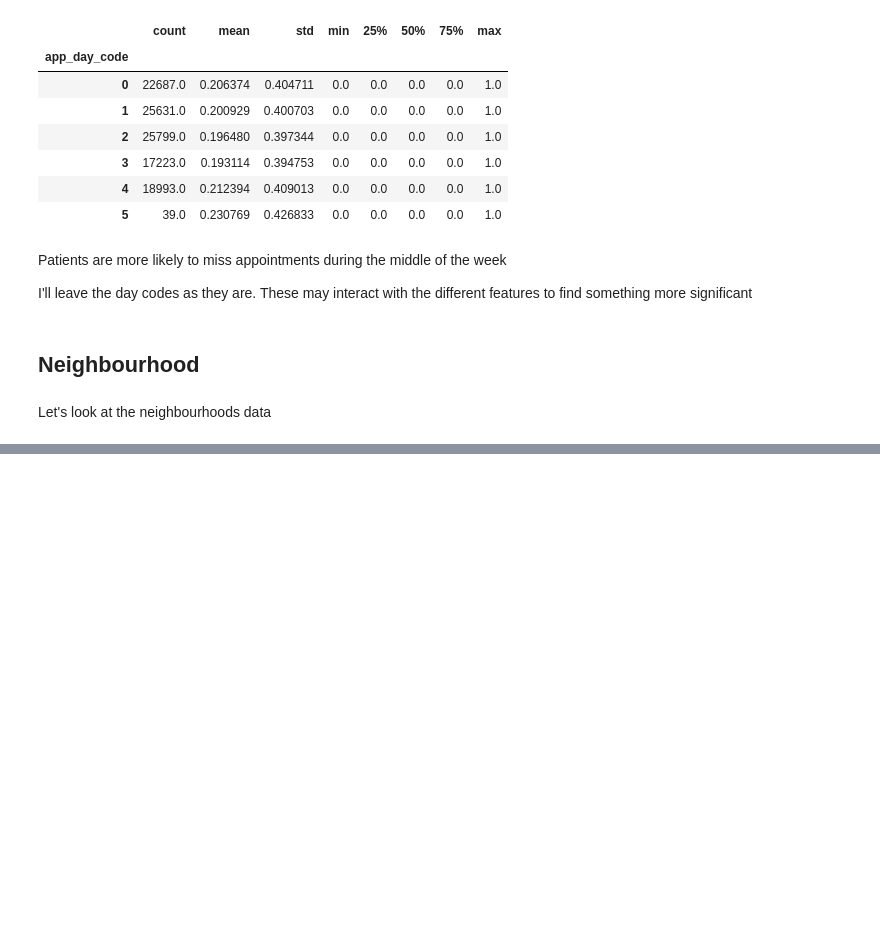
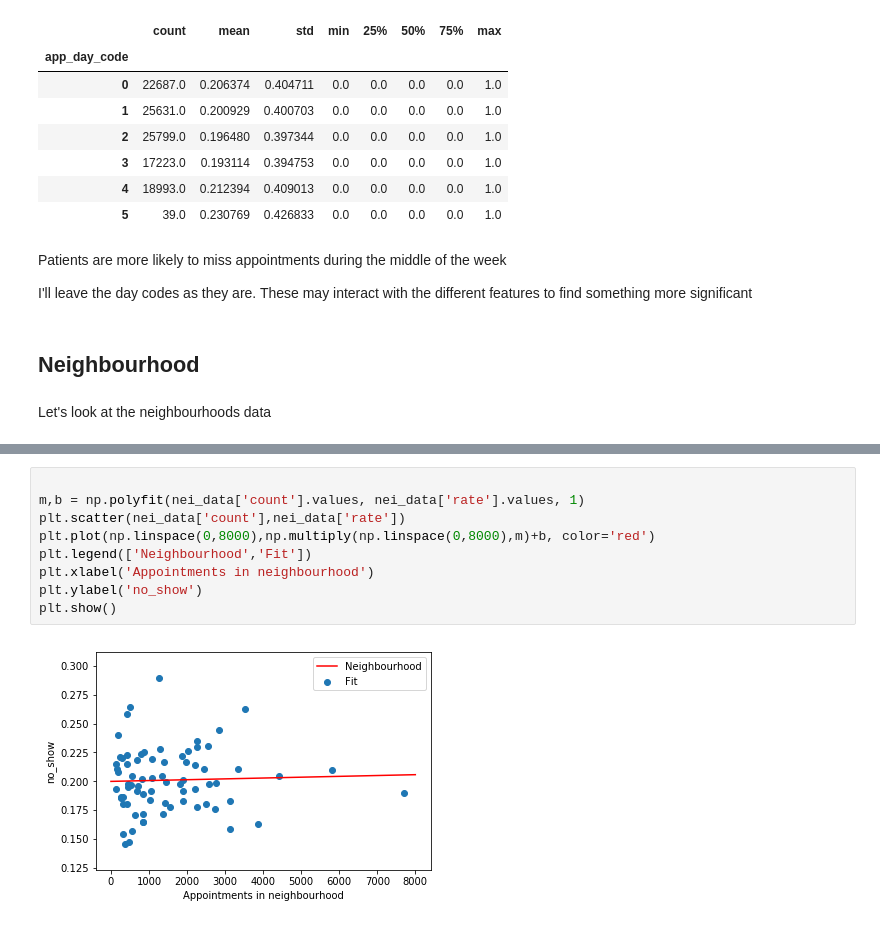
Before and after one commit to idotsuk/patients_no_show, a Jupyter notebook: patient_no_show.ipynb, the cells around one changed output, grey strips where cells are left out. Cells and saved outputs as stored; diff of their text form; blank space fills up the shorter version.

```diff
--- a/patient_no_show.ipynb
+++ b/patient_no_show.ipynb
@@ -407,0 +422,11 @@ Most of the neighborhoods hold 0-0.05% of patients.
+# %%
+
+m,b = np.polyfit(nei_data['count'].values, nei_data['rate'].values, 1)
+plt.scatter(nei_data['count'],nei_data['rate'])
+plt.plot(np.linspace(0,8000),np.multiply(np.linspace(0,8000),m)+b, color='red')
+plt.legend(['Neighbourhood','Fit'])
+plt.xlabel('Appointments in neighbourhood')
+plt.ylabel('no_show')
+plt.show()
+# %% [output]
+[figure, added]
```
Also changed, not shown: parts of 9 cells of this notebook.
